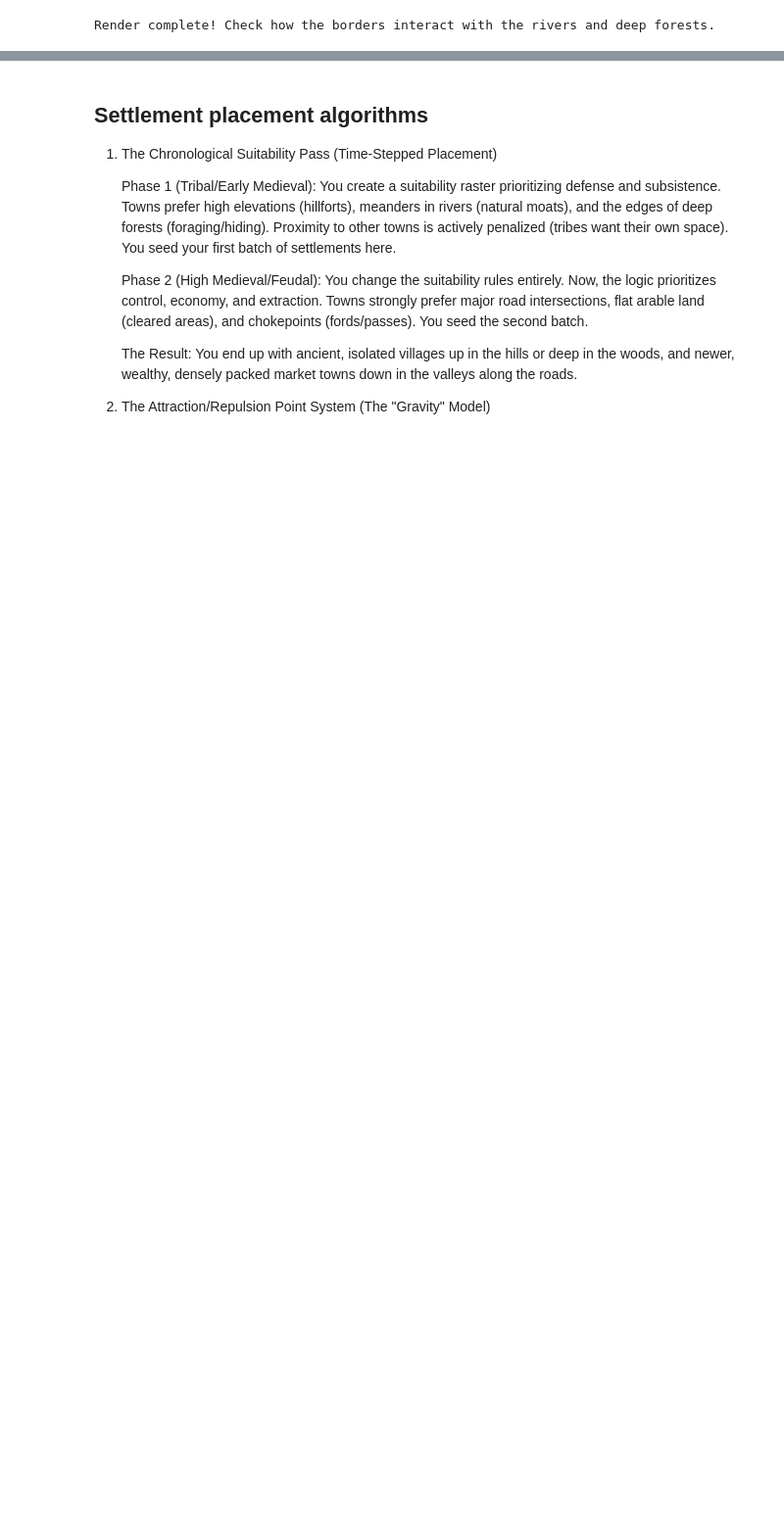
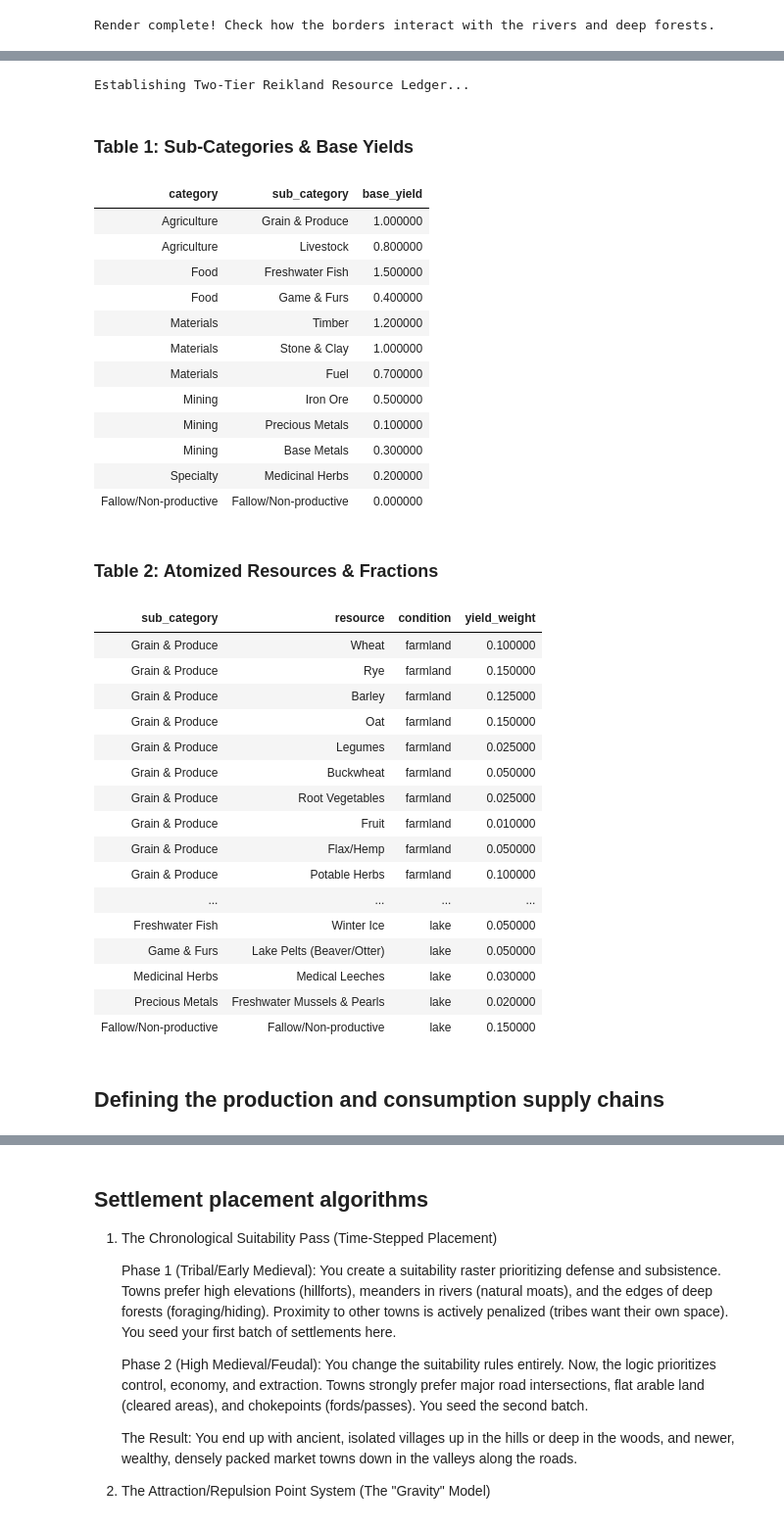
Before and after one commit to pete-jacobsson/enemy_rebuilt, a Jupyter notebook: reikland_basics.ipynb, the cells around one changed output, grey strips where cells are left out. Shown at 98% size. Cells and saved outputs as stored; diff of their text form; code cells hidden in the pictures; blank space fills up the shorter version.

```diff
--- a/reikland_basics.ipynb
+++ b/reikland_basics.ipynb
@@ -2736,0 +2673,27 @@ Render complete! Check how the borders interact with the rivers and deep forests
+# %%
+
+
+print("Establishing Two-Tier Reikland Resource Ledger...")
+
+# ==========================================
+# TABLE 1: SUB-CATEGORIES & BASE YIELDS
+# ==========================================
+# This defines the overall productivity of a given sector
+category_data = [
+    {"category": "Agriculture", "sub_category": "Grain & Produce", "base_yield": 1.0},
+    {"category": "Agriculture", "sub_category": "Livestock", "base_yield": 0.8},
+    {"category": "Food", "sub_category": "Freshwater Fish", "base_yield": 1.5},
+    {"category": "Food", "sub_category": "Game & Furs", "base_yield": 0.4},
+    {"category": "Materials", "sub_category": "Timber", "base_yield": 1.2},
+    {"category": "Materials", "sub_category": "Stone & Clay", "base_yield": 1.0},
+    {"category": "Materials", "sub_category": "Fuel", "base_yield": 0.7},
+    {"category": "Mining", "sub_category": "Iron Ore", "base_yield": 0.5},
+    {"category": "Mining", "sub_category": "Precious Metals", "base_yield": 0.1},
+    {"category": "Mining", "sub_category": "Base Metals", "base_yield": 0.3},
+    {"category": "Specialty", "sub_category": "Medicinal Herbs", "base_yield": 0.2},
+    {"category": "Fallow/Non-productive", "sub_category": "Fallow/Non-productive", "base_yield": 0.0},
+]
+
+df_categories = pd.DataFrame(category_data)
+# %% [output]
+Establishing Two-Tier Reikland Resource Ledger...
@@ -2736,0 +2827,52 @@ Render complete! Check how the borders interact with the rivers and deep forests
+# %%
+import pandas as pd
+from IPython.display import display, HTML
+
+df_resources = pd.DataFrame(resource_data)
+
+# Display Table 1
+display(HTML("<h3>Table 1: Sub-Categories & Base Yields</h3>"))
+display(df_categories.style.set_properties(**{'text-align': 'left', 'background-color': '#f8f9fa'})
+        .set_table_styles([dict(selector='th', props=[('text-align', 'left'), ('background-color', '#e9ecef')])])
+        .hide(axis="index"))
+
+# Display Table 2
+display(HTML("<h3>Table 2: Atomized Resources & Fractions</h3>"))
+display(df_resources.style.set_properties(**{'text-align': 'left', 'background-color': '#fcfcfc'})
+        .set_table_styles([dict(selector='th', props=[('text-align', 'left'), ('background-color', '#e9ecef')])])
+        .hide(axis="index"))
+# %% [output]
+Table 1: Sub-Categories & Base Yields
+| category | sub_category | base_yield |
+| Agriculture | Grain & Produce | 1.000000 |
+| Agriculture | Livestock | 0.800000 |
+| Food | Freshwater Fish | 1.500000 |
+| Food | Game & Furs | 0.400000 |
+| Materials | Timber | 1.200000 |
+| Materials | Stone & Clay | 1.000000 |
+| Materials | Fuel | 0.700000 |
+| Mining | Iron Ore | 0.500000 |
+| Mining | Precious Metals | 0.100000 |
+| Mining | Base Metals | 0.300000 |
+| Specialty | Medicinal Herbs | 0.200000 |
+| Fallow/Non-productive | Fallow/Non-productive | 0.000000 |
+Table 2: Atomized Resources & Fractions
+| sub_category | resource | condition | yield_weight |
+| Grain & Produce | Wheat | farmland | 0.100000 |
+| Grain & Produce | Rye | farmland | 0.150000 |
+| Grain & Produce | Barley | farmland | 0.125000 |
+| Grain & Produce | Oat | farmland | 0.150000 |
+| Grain & Produce | Legumes | farmland | 0.025000 |
+| Grain & Produce | Buckwheat | farmland | 0.050000 |
+| Grain & Produce | Root Vegetables | farmland | 0.025000 |
+| Grain & Produce | Fruit | farmland | 0.010000 |
+| Grain & Produce | Flax/Hemp | farmland | 0.050000 |
+| Grain & Produce | Potable Herbs | farmland | 0.100000 |
+| ... | ... | ... | ... |
+| Freshwater Fish | Winter Ice | lake | 0.050000 |
+| Game & Furs | Lake Pelts (Beaver/Otter) | lake | 0.050000 |
+| Medicinal Herbs | Medical Leeches | lake | 0.030000 |
+| Precious Metals | Freshwater Mussels & Pearls | lake | 0.020000 |
+| Fallow/Non-productive | Fallow/Non-productive | lake | 0.150000 |
+# %% [markdown]
+## Defining the production and consumption supply chains
```
Also changed, not shown: parts of 6 cells of this notebook.
